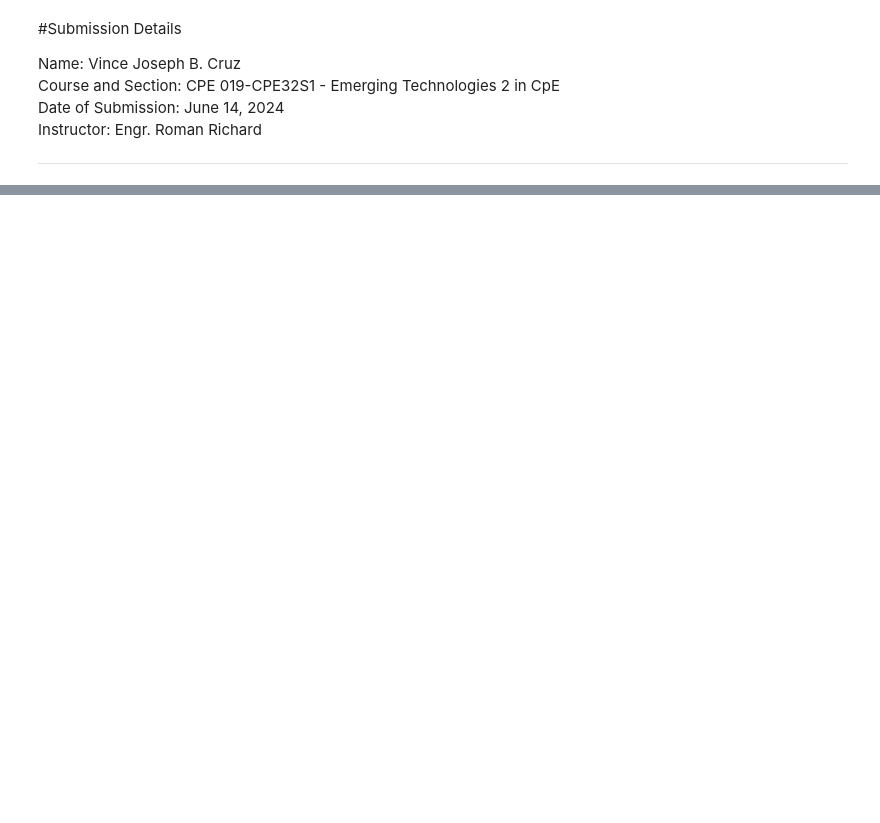
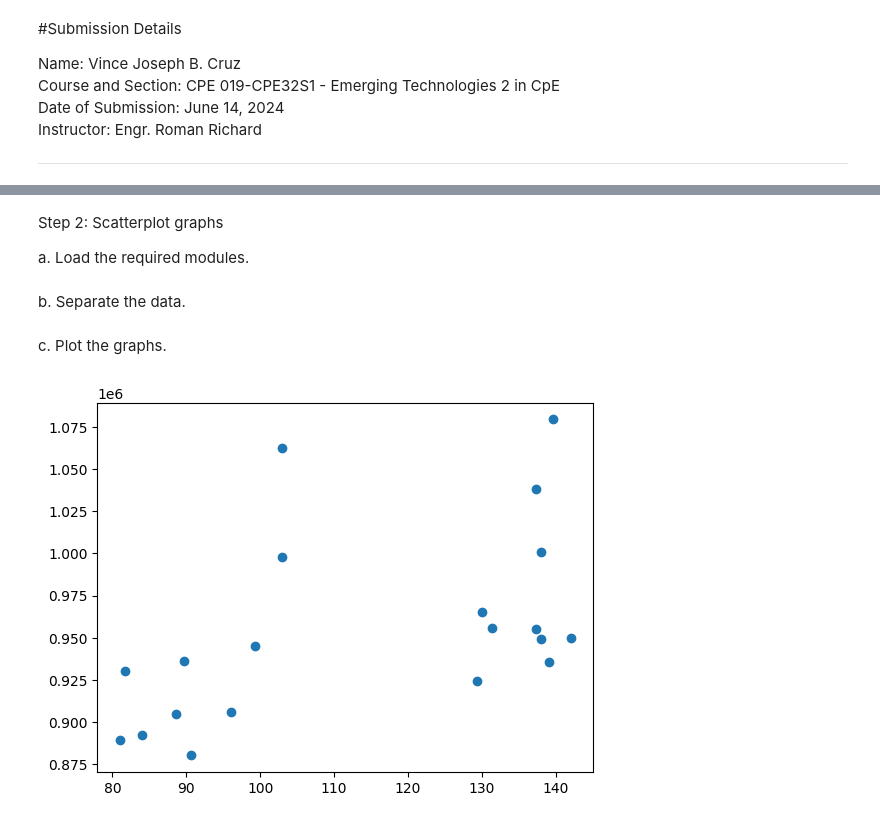
Before and after one commit to vncecruz/Emptech-2, a Jupyter notebook: Cruz_Hands_on_Activity_3_1_Data_Analysis.ipynb, the cells around one changed output, grey strips where cells are left out. Cells and saved outputs as stored; diff of their text form; code cells hidden in the pictures; blank space fills up the shorter version.

```diff
--- a/Cruz_Hands_on_Activity_3_1_Data_Analysis.ipynb
+++ b/Cruz_Hands_on_Activity_3_1_Data_Analysis.ipynb
@@ -13,0 +16,5 @@ Part 1: The Dataset
+# %%
+# Code cell 1
+import pandas as pd
+brainFile = '/content/brainsize.txt'
+brainFrame = pd.read_csv(brainFile, sep='\t', na_values='.')
@@ -15,0 +50,5 @@ Part 2: Scatterplot Graphs and Correlatable Variables
+# %% [markdown]
+Step 2: Scatterplot graphs
+
+
+a. Load the required modules.
@@ -15,0 +59,16 @@ Part 2: Scatterplot Graphs and Correlatable Variables
+# %% [markdown]
+b. Separate the data.
+# %%
+# Code cell 5
+menDf = brainFrame[(brainFrame.Gender == 'Male')]
+womenDf = brainFrame[(brainFrame.Gender == 'Female')]
+# %% [markdown]
+c. Plot the graphs.
+# %%
+# Code cell 6
+menMeanSmarts = menDf[["PIQ", "FSIQ", "VIQ"]].mean(axis=1)
+plt.scatter(menMeanSmarts, menDf["MRI_Count"])
+plt.show()
+%matplotlib inline
+# %% [output]
+[figure, added]
```
Also changed, not shown: parts of 32 cells of this notebook.
